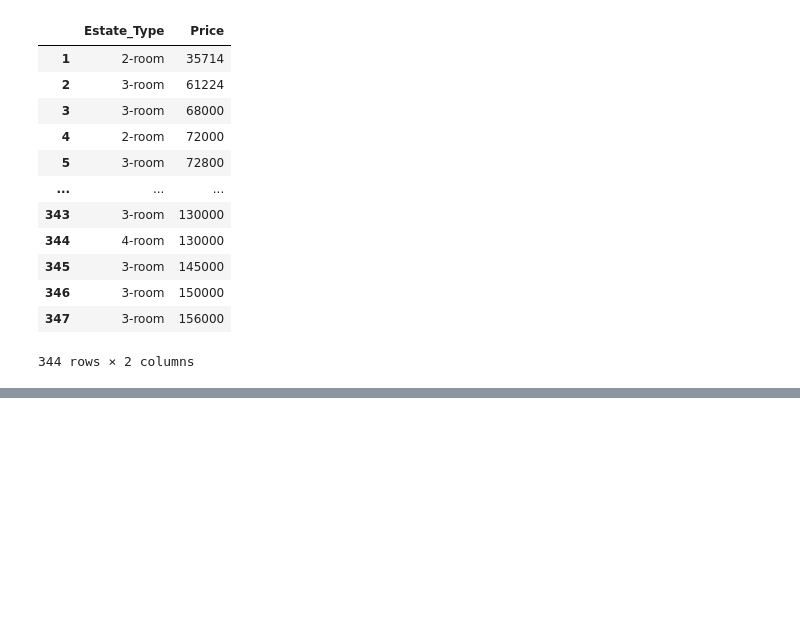
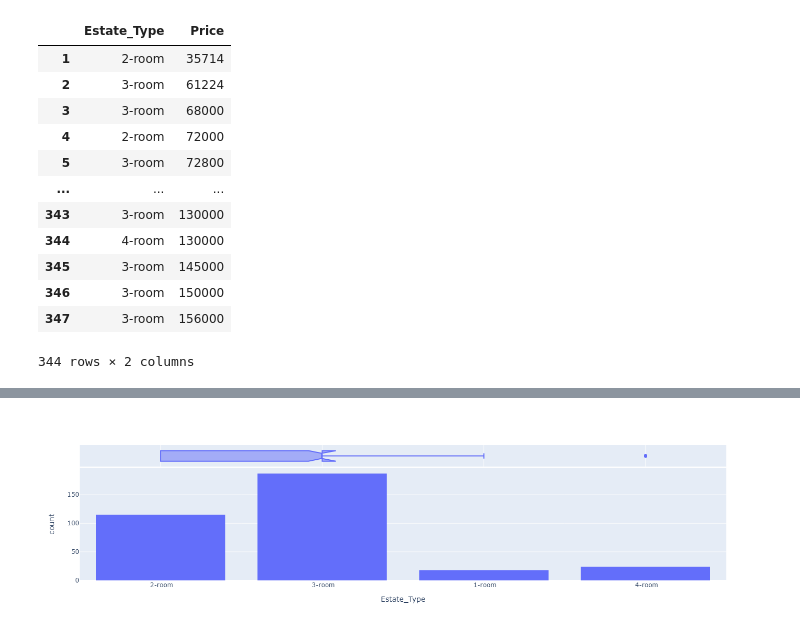
Before and after one commit to StefanRaychev/Web-scraping-and-data-analysis-of-estate-market, a Jupyter notebook: Scraping.ipynb, the cells around one changed output, grey strips where cells are left out. Cells and saved outputs as stored; diff of their text form; code cells hidden in the pictures; blank space fills up the shorter version.

```diff
--- a/Scraping.ipynb
+++ b/Scraping.ipynb
@@ -279,3 +282,8 @@ df_estate_collection_all
 | 346 | 3-room | 150000 |
 | 347 | 3-room | 156000 |
 344 rows × 2 columns
+# %%
+import plotly.express as px
+fig = px.histogram(df_estate_collection_all, x='Estate_Type', marginal="box",width=700, height=400)
+fig.show()
+# %% [output]
@@ -281,0 +291 @@ df_estate_collection_all
+[figure, added]
```
Also changed, not shown: parts of 3 cells of this notebook.
